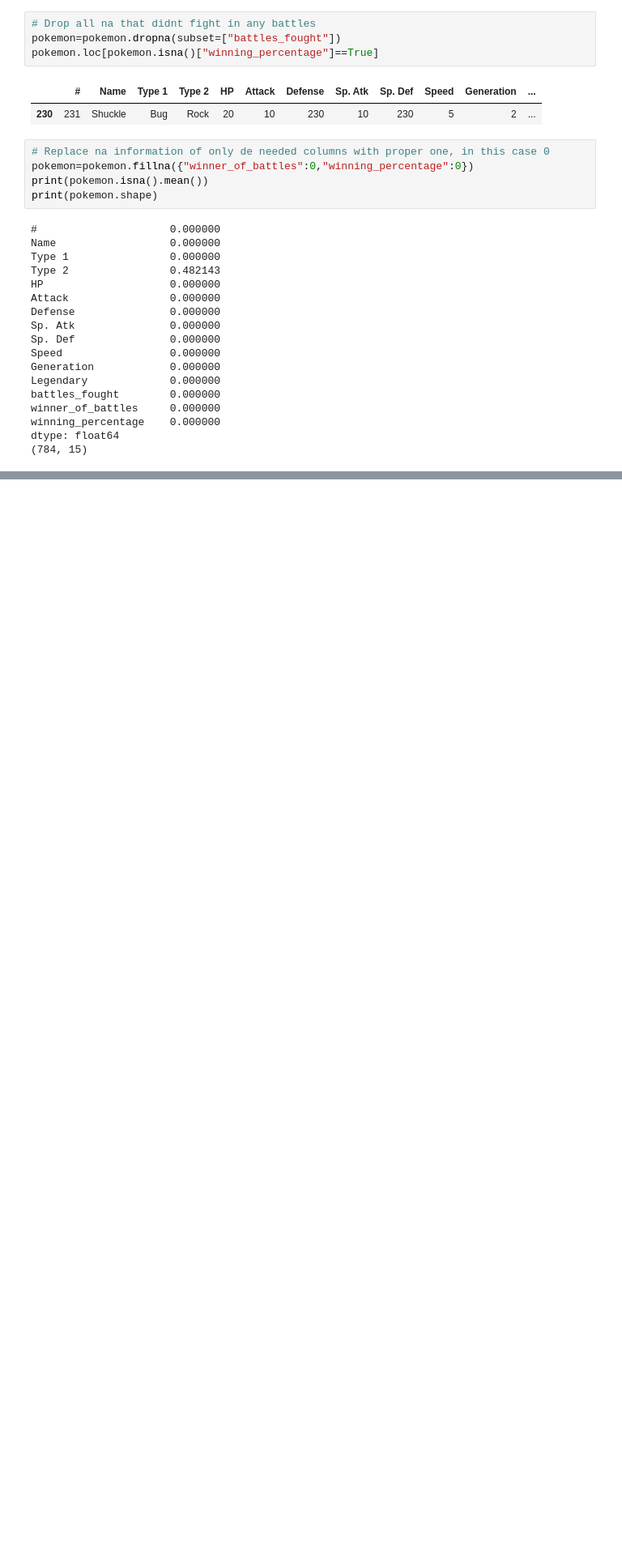
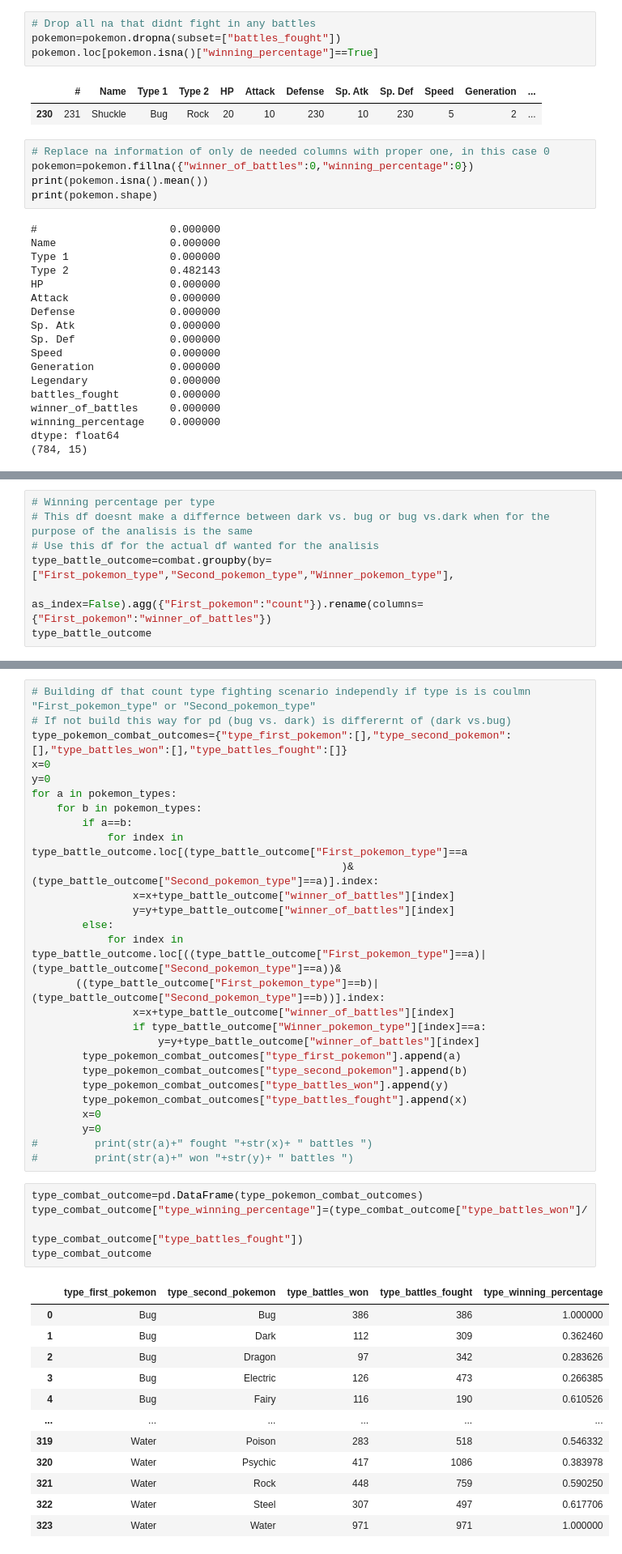
Before and after one commit to AndresUribe1234/Pokemon-game-insights, a Jupyter notebook: kaggle_pokemon.ipynb, the cells around one changed output, grey strips where cells are left out. Shown: that part at 81% size. Saved outputs shown, nothing was run; the diff lists cells and outputs as text; blank space fills up the shorter version.

Commit message:
Codigo listo con el ciclo para crear df para battle outcomes

```diff
--- a/kaggle_pokemon.ipynb
+++ b/kaggle_pokemon.ipynb
@@ -534,0 +410,7 @@ dict
+# %%
+# Winning percentage per type
+# This df doesnt make a differnce between dark vs. bug or bug vs.dark when for the purpose of the analisis is the same
+# Use this df for the actual df wanted for the analisis
+type_battle_outcome=combat.groupby(by=["First_pokemon_type","Second_pokemon_type","Winner_pokemon_type"],
+                                   as_index=False).agg({"First_pokemon":"count"}).rename(columns={"First_pokemon":"winner_of_battles"})
+type_battle_outcome
@@ -534,0 +453,45 @@ dict
+# %%
+# Building df that count type fighting scenario independly if type is is coulmn "First_pokemon_type" or "Second_pokemon_type"
+# If not build this way for pd (bug vs. dark) is differernt of (dark vs.bug)
+type_pokemon_combat_outcomes={"type_first_pokemon":[],"type_second_pokemon":[],"type_battles_won":[],"type_battles_fought":[]}
+x=0
+y=0
+for a in pokemon_types:
+    for b in pokemon_types:
+        if a==b:
+            for index in type_battle_outcome.loc[(type_battle_outcome["First_pokemon_type"]==a
+                                                 )&(type_battle_outcome["Second_pokemon_type"]==a)].index:
+                x=x+type_battle_outcome["winner_of_battles"][index]
+                y=y+type_battle_outcome["winner_of_battles"][index]
+        else:
+            for index in type_battle_outcome.loc[((type_battle_outcome["First_pokemon_type"]==a)|(type_battle_outcome["Second_pokemon_type"]==a))&
+       ((type_battle_outcome["First_pokemon_type"]==b)|(type_battle_outcome["Second_pokemon_type"]==b))].index:
+                x=x+type_battle_outcome["winner_of_battles"][index]
+                if type_battle_outcome["Winner_pokemon_type"][index]==a:
+                    y=y+type_battle_outcome["winner_of_battles"][index]
+        type_pokemon_combat_outcomes["type_first_pokemon"].append(a)
+        type_pokemon_combat_outcomes["type_second_pokemon"].append(b)
+        type_pokemon_combat_outcomes["type_battles_won"].append(y)
+        type_pokemon_combat_outcomes["type_battles_fought"].append(x)
+        x=0
+        y=0
+#         print(str(a)+" fought "+str(x)+ " battles ")
+#         print(str(a)+" won "+str(y)+ " battles ")
+# %%
+type_combat_outcome=pd.DataFrame(type_pokemon_combat_outcomes)
+type_combat_outcome["type_winning_percentage"]=(type_combat_outcome["type_battles_won"]/
+                                                type_combat_outcome["type_battles_fought"])
+type_combat_outcome
+# %% [output]
+|  | type_first_pokemon | type_second_pokemon | type_battles_won | type_battles_fought | type_winning_percentage |
+| 0 | Bug | Bug | 386 | 386 | 1.000000 |
+| 1 | Bug | Dark | 112 | 309 | 0.362460 |
+| 2 | Bug | Dragon | 97 | 342 | 0.283626 |
+| 3 | Bug | Electric | 126 | 473 | 0.266385 |
+| 4 | Bug | Fairy | 116 | 190 | 0.610526 |
+| ... | ... | ... | ... | ... | ... |
+| 319 | Water | Poison | 283 | 518 | 0.546332 |
+| 320 | Water | Psychic | 417 | 1086 | 0.383978 |
+| 321 | Water | Rock | 448 | 759 | 0.590250 |
+| 322 | Water | Steel | 307 | 497 | 0.617706 |
+| 323 | Water | Water | 971 | 971 | 1.000000 |
```
Also changed, not shown: parts of 27 cells of this notebook.
